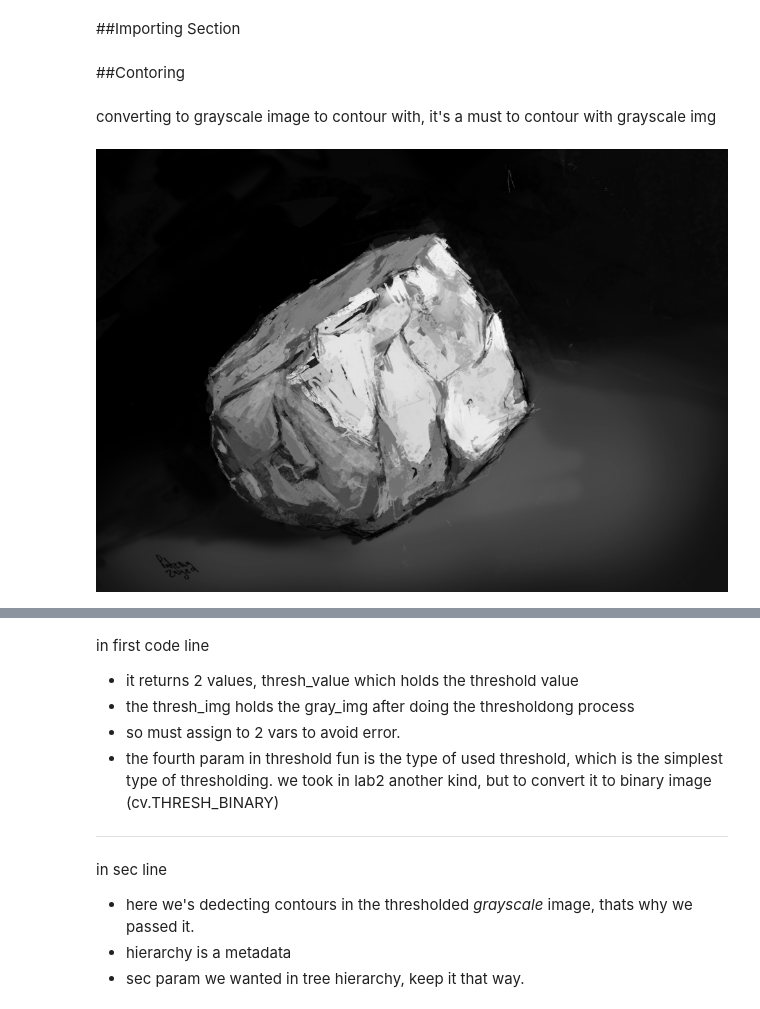
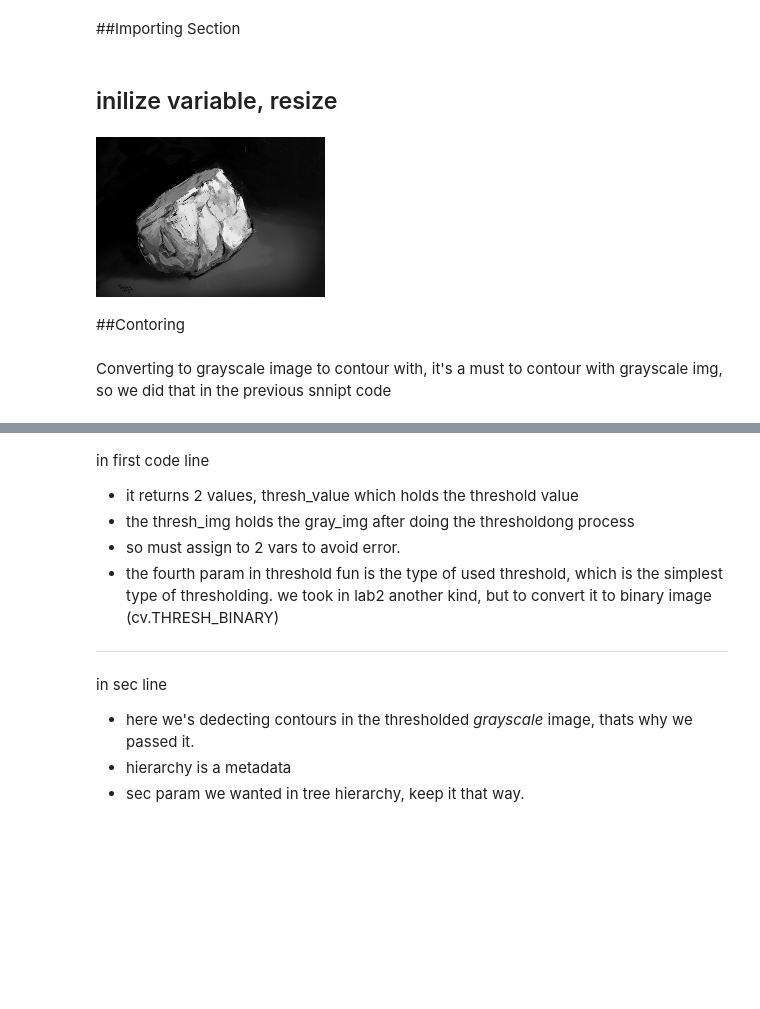
Before and after one commit to MariamZayed/Computer_Vision_labs, a Jupyter notebook: Lab3_CV.ipynb, the cells around one changed output, grey strips where cells are left out. Cells and saved outputs as stored; diff of their text form; code cells hidden in the pictures; blank space fills up the shorter version.

```diff
--- a/Lab3_CV.ipynb
+++ b/Lab3_CV.ipynb
@@ -9,16 +5,28 @@ from google.colab.patches import cv2_imshow as cv_imshow
 # %%
 import numpy as np
 import cv2 as cv
+# %% [markdown]
+## inilize variable, resize
+# %%
+original_img = cv.imread('rock.jpg')
+apple_img = cv.imread('apple.jpg')
+
+gray_img = cv.cvtColor(original_img, cv.COLOR_BGR2GRAY)
+gray_apple = cv.cvtColor(apple_img, cv.COLOR_BGR2GRAY)
+
+#following code to resize, not important.
+original_img = cv.resize(original_img,(0,0),fx=0.25, fy=0.25)
+apple_img = cv.resize(apple_img,(0,0),fx=0.25, fy=0.25)
+gray_img = cv.resize(gray_img,(0,0),fx=0.25, fy=0.25)
+gray_apple = cv.resize(gray_apple,(0,0),fx=0.25, fy=0.25)
+
+cv_imshow(gray_img)
+# %% [output]
+[figure, added]
 # %% [markdown]
 ##Contoring
 # %% [markdown]
-converting to grayscale image to contour with, it's a must to contour with grayscale img
+Converting to grayscale image to contour with, it's a must to contour with grayscale img, so we did that in the previous snnipt code
-# %%
-original_img = cv.imread('rock.jpg')
-gray_img= cv.cvtColor(original_img, cv.COLOR_BGR2GRAY)
-cv_imshow(gray_img)
-# %% [output]
-[figure, removed]
 # %%
 thresh_value, thresh_img = cv.threshold(gray_img, 127,255 ,0)
 contours, hierarchy = cv.findContours(thresh_img, cv.RETR_TREE, cv.CHAIN_APPROX_NONE)
```
Also changed, not shown: parts of 8 cells of this notebook, 1 other file.
